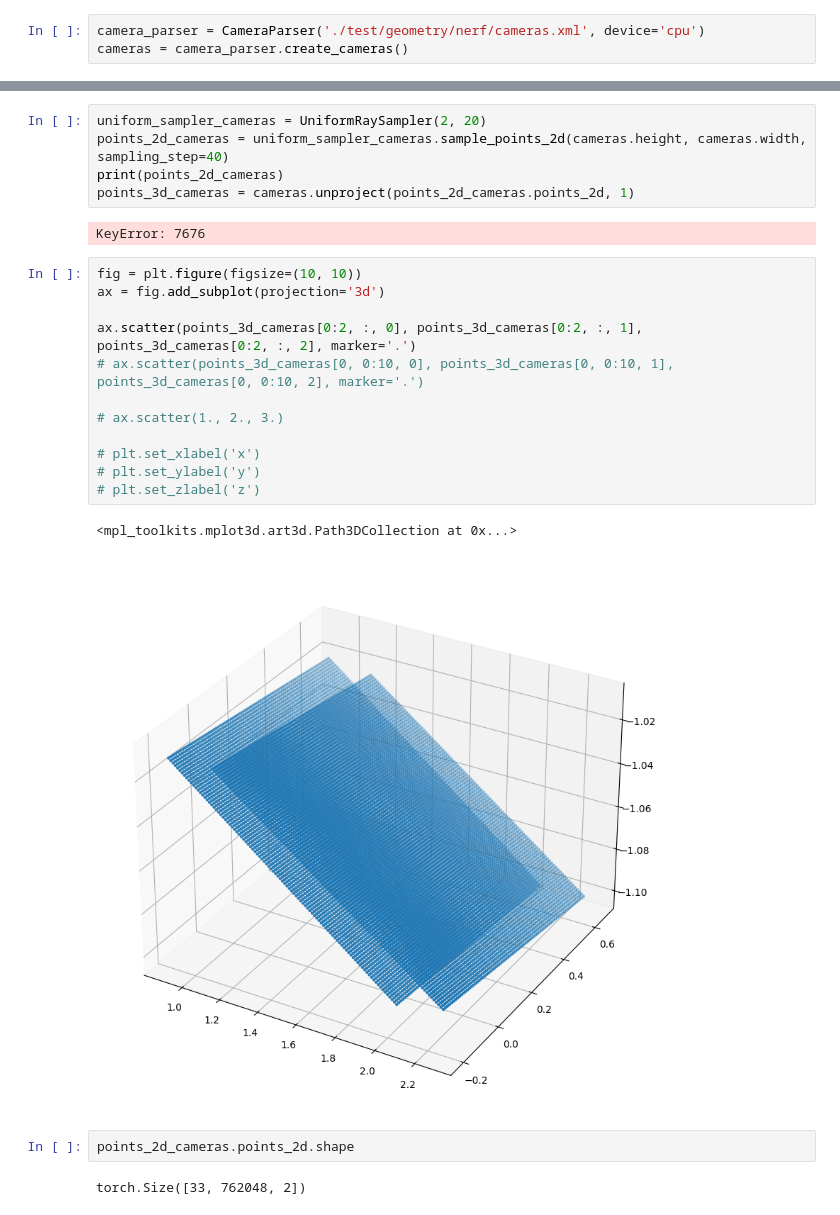
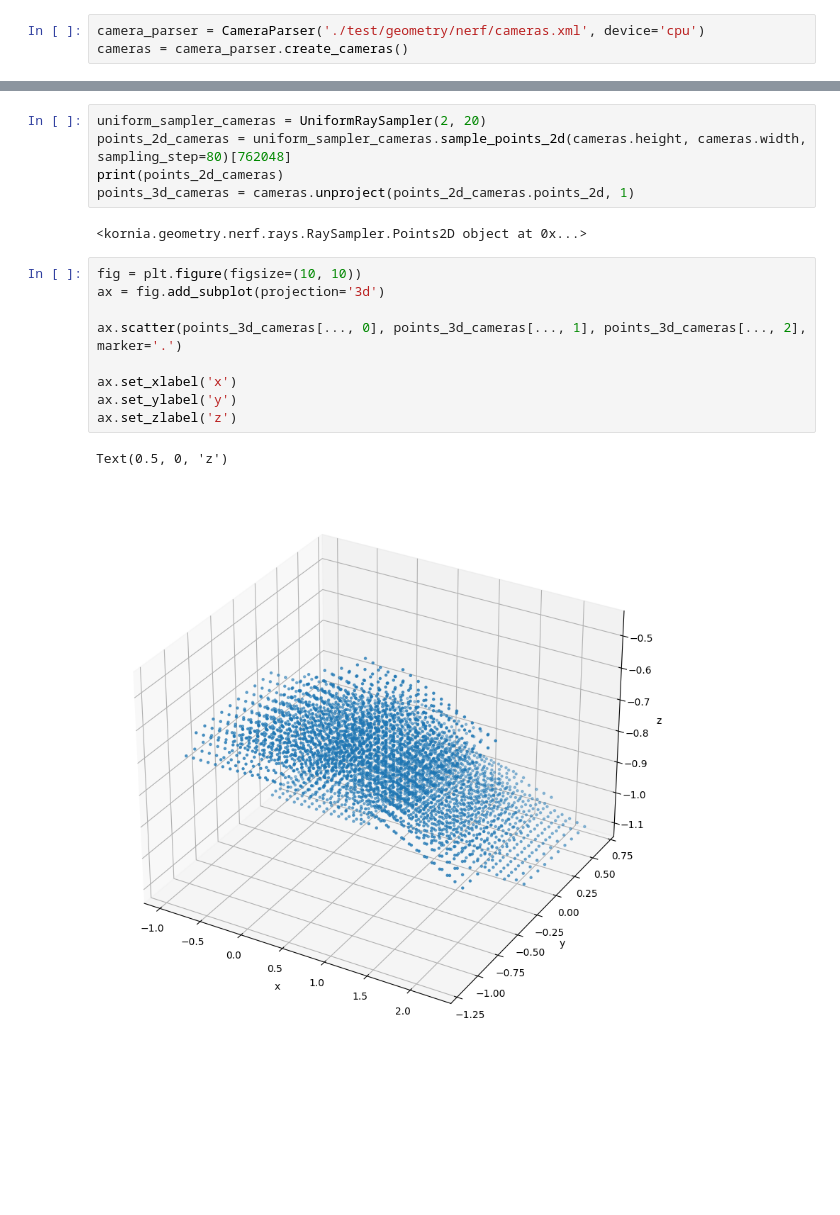
Before and after one commit to YanivHollander/kornia_nerf_jupyter, a Jupyter notebook: test_camera_utils.ipynb, the cells around one changed output, grey strips where cells are left out. Cells and saved outputs as stored; diff of their text form; blank space fills up the shorter version.

```diff
--- a/test_camera_utils.ipynb
+++ b/test_camera_utils.ipynb
@@ -15,26 +50,19 @@ cameras = camera_parser.create_cameras()
 # %%
 uniform_sampler_cameras = UniformRaySampler(2, 20)
-points_2d_cameras = uniform_sampler_cameras.sample_points_2d(cameras.height, cameras.width, sampling_step=40)
+points_2d_cameras = uniform_sampler_cameras.sample_points_2d(cameras.height, cameras.width, sampling_step=80)[762048]
 print(points_2d_cameras)
 points_3d_cameras = cameras.unproject(points_2d_cameras.points_2d, 1)
 # %% [output]
-KeyError: 7676
+<kornia.geometry.nerf.rays.RaySampler.Points2D object at 0x...>
 # %%
 fig = plt.figure(figsize=(10, 10))
 ax = fig.add_subplot(projection='3d')
 
-ax.scatter(points_3d_cameras[0:2, :, 0], points_3d_cameras[0:2, :, 1], points_3d_cameras[0:2, :, 2], marker='.')
-# ax.scatter(points_3d_cameras[0, 0:10, 0], points_3d_cameras[0, 0:10, 1], points_3d_cameras[0, 0:10, 2], marker='.')
+ax.scatter(points_3d_cameras[..., 0], points_3d_cameras[..., 1], points_3d_cameras[..., 2], marker='.')
 
-# ax.scatter(1., 2., 3.)
-
-# plt.set_xlabel('x')
-# plt.set_ylabel('y')
-# plt.set_zlabel('z')
+ax.set_xlabel('x')
+ax.set_ylabel('y')
+ax.set_zlabel('z')
 # %% [output]
-<mpl_toolkits.mplot3d.art3d.Path3DCollection at 0x...>
+Text(0.5, 0, 'z')
-[figure, old version]
+[figure, new version]
-# %%
-points_2d_cameras.points_2d.shape
-# %% [output]
-torch.Size([33, 762048, 2])
```
Also changed, not shown: parts of 8 cells of this notebook, 4 other files.
